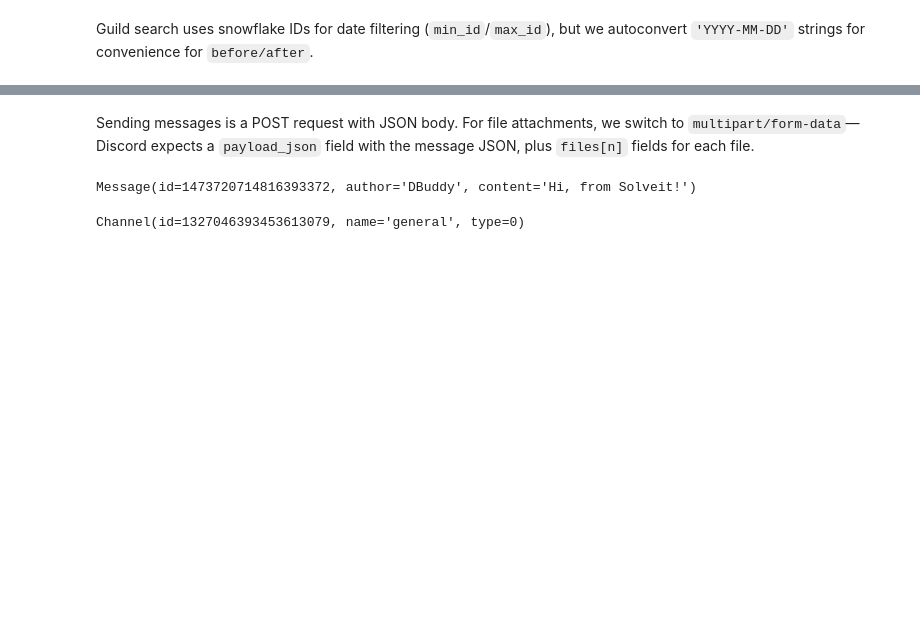
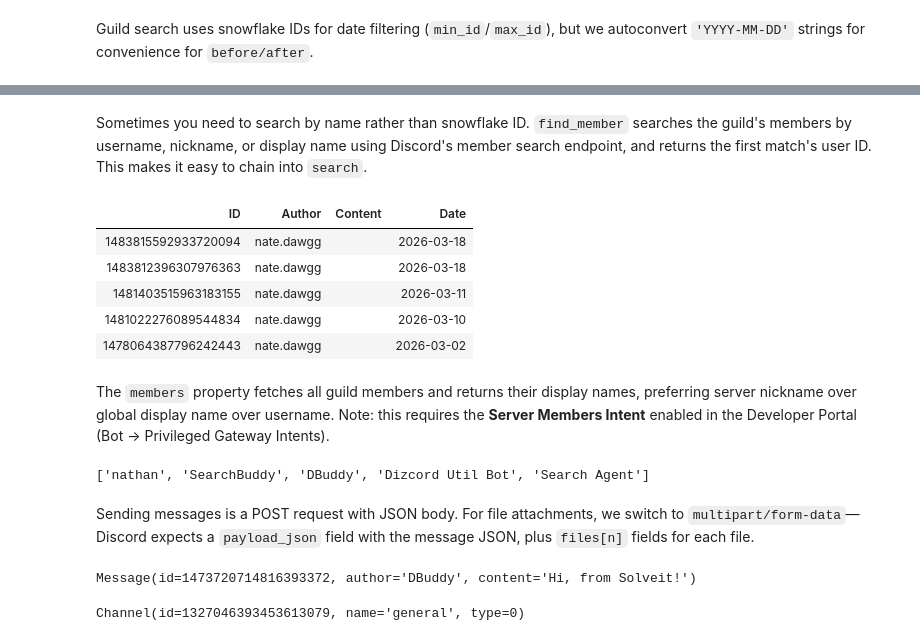
Before and after one commit to AnswerDotAI/cordslite, a Jupyter notebook: nbs/00_core.ipynb, the cells around one changed output, grey strips where cells are left out. Drawn from its saved outputs; the diff is of its cells as text; code cells hidden in the pictures; blank space fills up the shorter version.

Commit message:
add members utils

```diff
--- a/nbs/00_core.ipynb
+++ b/nbs/00_core.ipynb
@@ -224,3 +232,5 @@ await gld.search(after='2026-02-16')
 | 1473455208284684320 | DBuddy | Here is a file! | 2026-02-17 |
 | 1473455165708435556 | DBuddy | Hi, from Solveit! | 2026-02-17 |
 | 1473452262922911961 | nate.dawgg | howdy! | 2026-02-17 |
+# %% [markdown]
+Sometimes you need to search by name rather than snowflake ID. `find_member` searches the guild's members by username, nickname, or display name using Discord's member search endpoint, and returns the first match's user ID. This makes it easy to chain into `search`.
@@ -226,0 +245,12 @@ await gld.search(after='2026-02-16')
+# %%
+uid = await gld.find_member('nate')
+await gld.search(author_id=uid, limit=5)
+# %% [output]
+| ID | Author | Content | Date |
+| 1483815592933720094 | nate.dawgg |  | 2026-03-18 |
+| 1483812396307976363 | nate.dawgg |  | 2026-03-18 |
+| 1481403515963183155 | nate.dawgg |  | 2026-03-11 |
+| 1481022276089544834 | nate.dawgg |  | 2026-03-10 |
+| 1478064387796242443 | nate.dawgg |  | 2026-03-02 |
+# %% [markdown]
+The `members` property fetches all guild members and returns their display names, preferring server nickname over global display name over username. Note: this requires the **Server Members Intent** enabled in the Developer Portal (Bot → Privileged Gateway Intents).
@@ -227,3 +264,7 @@ await gld.search(after='2026-02-16')
+# %%
+await gld.members
+# %% [output]
+['nathan', 'SearchBuddy', 'DBuddy', 'Dizcord Util Bot', 'Search Agent']
 # %% [markdown]
 Sending messages is a POST request with JSON body. For file attachments, we switch to `multipart/form-data`—Discord expects a `payload_json` field with the message JSON, plus `files[n]` fields for each file.
 # %%
```
Also changed, not shown: parts of 6 cells of this notebook, 2 other files.
